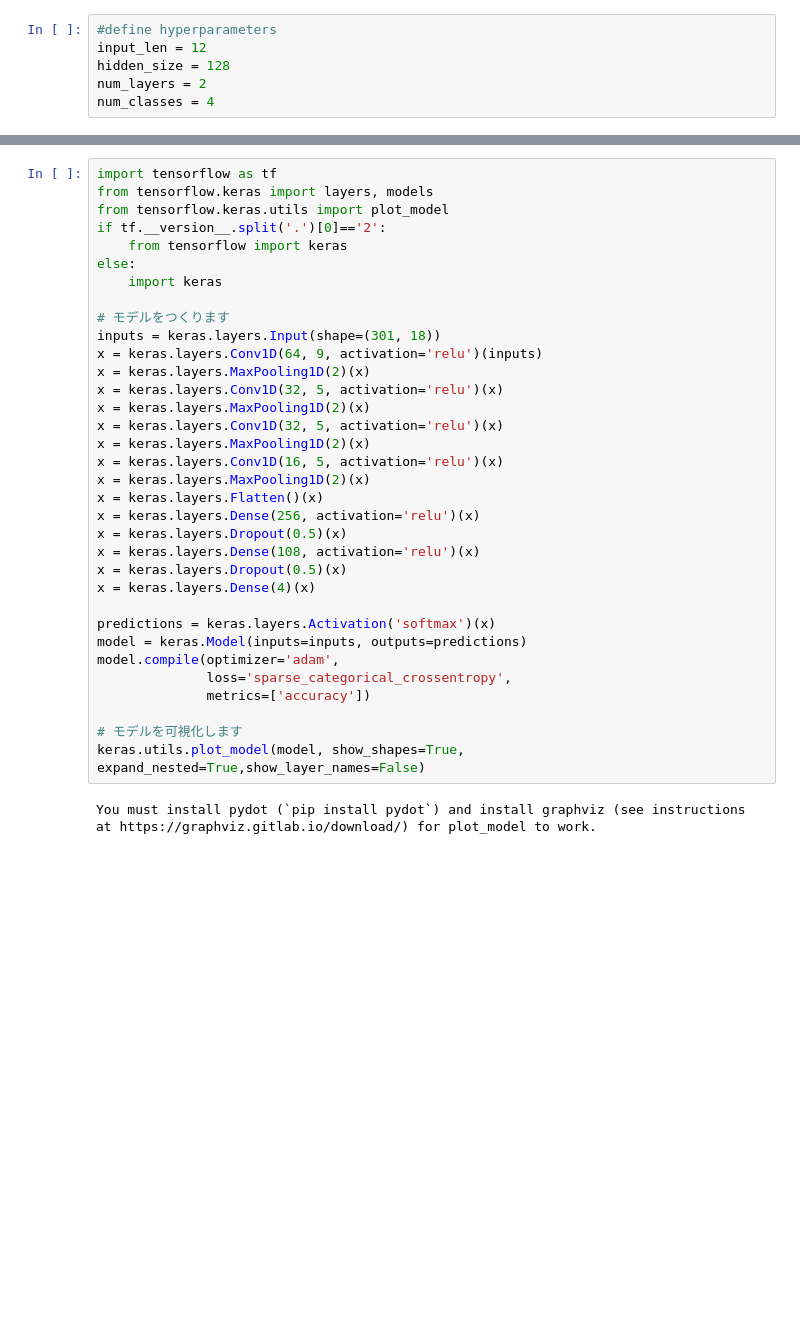
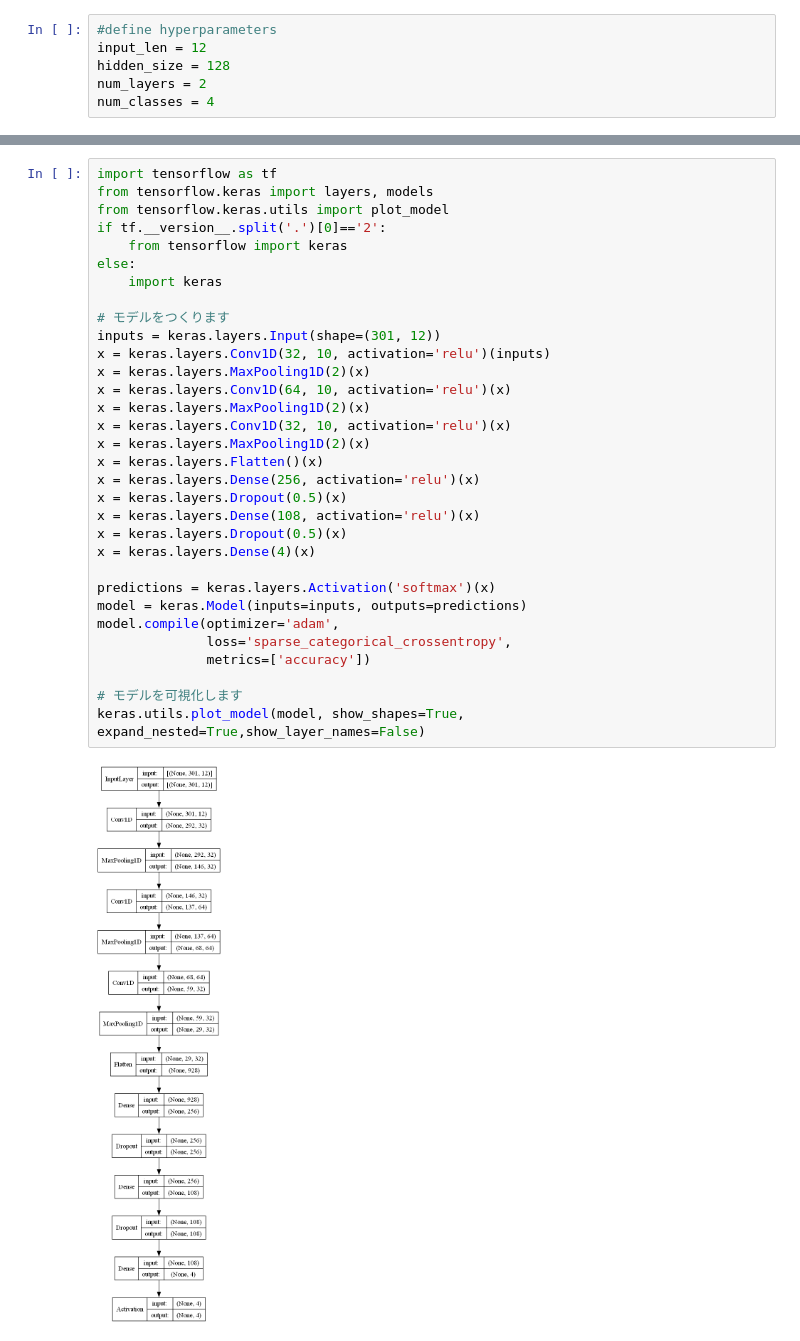
Before and after one commit to staystaywithme/HRI2025, a Jupyter notebook: Model/classifier/VidualizeNet.ipynb, the cells around one changed output, grey strips where cells are left out. Cells and saved outputs as stored; diff of their text form; blank space fills up the shorter version.

```diff
--- a/Model/classifier/VidualizeNet.ipynb
+++ b/Model/classifier/VidualizeNet.ipynb
@@ -21,36 +20,34 @@ ExecutableNotFound: failed to execute PosixPath('dot'), make sure the Graphviz e
 # %%
 import tensorflow as tf
 from tensorflow.keras import layers, models
 from tensorflow.keras.utils import plot_model
 if tf.__version__.split('.')[0]=='2':
     from tensorflow import keras
 else:
     import keras
 
 # モデルをつくります
-inputs = keras.layers.Input(shape=(301, 18))
-x = keras.layers.Conv1D(64, 9, activation='relu')(inputs)
+inputs = keras.layers.Input(shape=(301, 12))
+x = keras.layers.Conv1D(32, 10, activation='relu')(inputs)
 x = keras.layers.MaxPooling1D(2)(x)
-x = keras.layers.Conv1D(32, 5, activation='relu')(x)
+x = keras.layers.Conv1D(64, 10, activation='relu')(x)
 x = keras.layers.MaxPooling1D(2)(x)
-x = keras.layers.Conv1D(32, 5, activation='relu')(x)
-x = keras.layers.MaxPooling1D(2)(x)
-x = keras.layers.Conv1D(16, 5, activation='relu')(x)
+x = keras.layers.Conv1D(32, 10, activation='relu')(x)
 x = keras.layers.MaxPooling1D(2)(x)
 x = keras.layers.Flatten()(x)
 x = keras.layers.Dense(256, activation='relu')(x)
 x = keras.layers.Dropout(0.5)(x)
 x = keras.layers.Dense(108, activation='relu')(x)
 x = keras.layers.Dropout(0.5)(x)
 x = keras.layers.Dense(4)(x)
 
 predictions = keras.layers.Activation('softmax')(x)
 model = keras.Model(inputs=inputs, outputs=predictions)
 model.compile(optimizer='adam',
               loss='sparse_categorical_crossentropy',
               metrics=['accuracy'])
 
 # モデルを可視化します
 keras.utils.plot_model(model, show_shapes=True, expand_nested=True,show_layer_names=False)
 # %% [output]
-You must install pydot (`pip install pydot`) and install graphviz (see instructions at https://graphviz.gitlab.io/download/) for plot_model to work.
+[figure, added]
```
Also changed, not shown: parts of 1 cell of this notebook, 5 other files.
